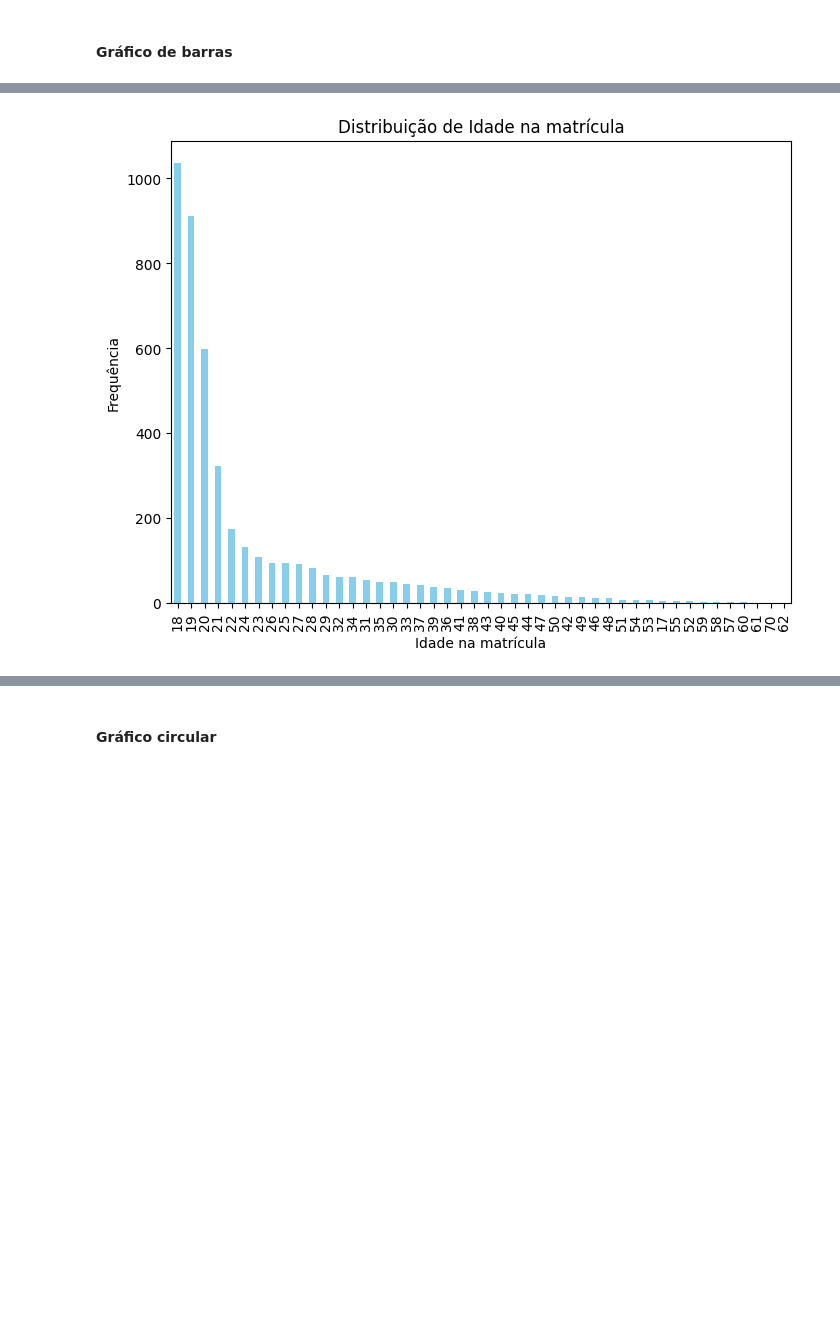
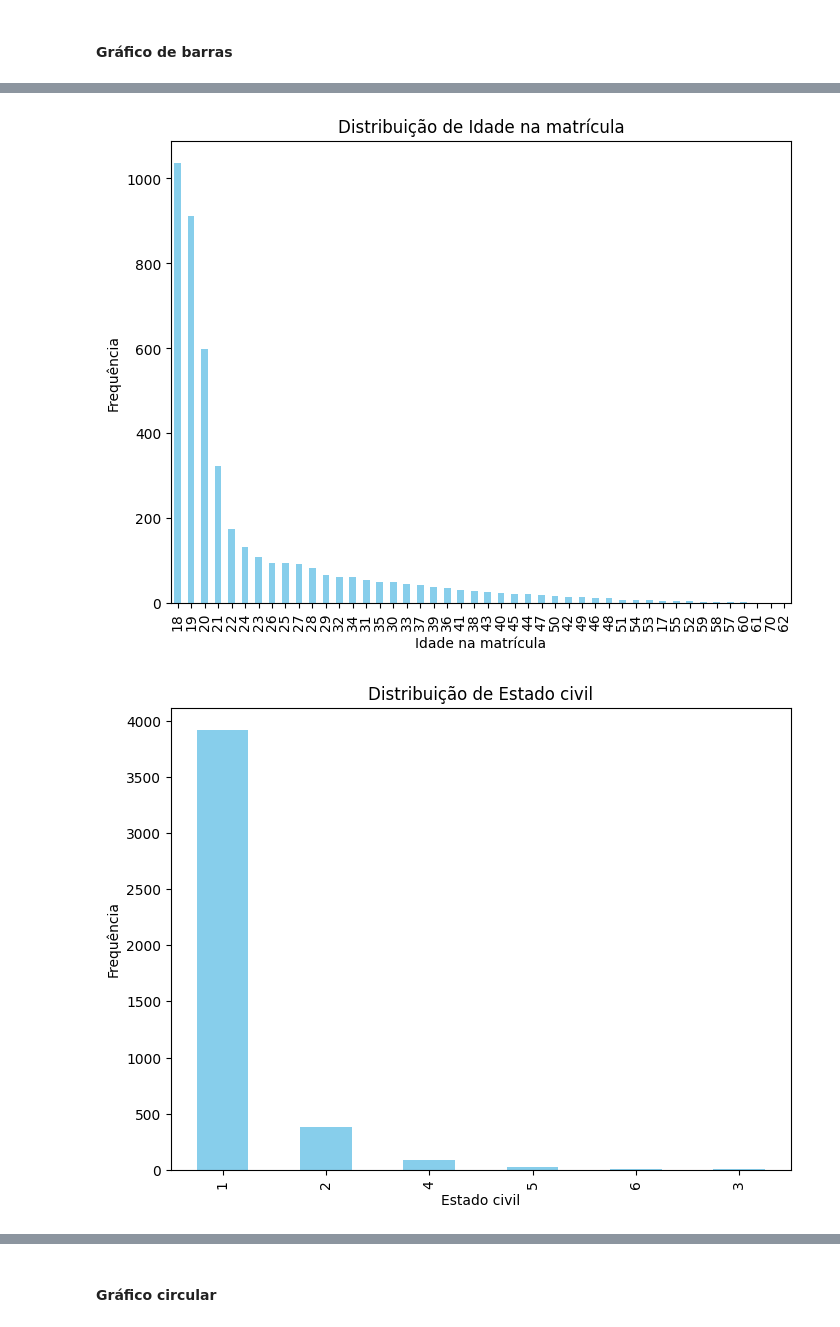
Before and after one commit to LeoRissetto/Trabalho-Estatistica, a Jupyter notebook: trabalho.ipynb, the cells around one changed output, grey strips where cells are left out. Drawn from its saved outputs; the diff is of its cells as text; code cells hidden in the pictures; blank space fills up the shorter version.

```diff
--- a/trabalho.ipynb
+++ b/trabalho.ipynb
@@ -102,7 +112,7 @@ import matplotlib.pyplot as plt
 dados = pd.read_csv('dados.csv')
 
 # Escolhe a variável para calcular as medidas
-variaveis = ['Curso','Mensalidade em dia','Gênero','Idade na matrícula','Nota de admissão','Taxa de desemprego']
+variaveis = ['Curso','Mensalidade em dia','Gênero','Idade na matrícula','Nota de admissão','Taxa de desemprego', 'Qualificação anterior (nota)', 'Estado civil']
 
 # Calcular as medidas para cada variável
 for variavel in variaveis:
@@ -242,15 +252,16 @@ Tabela de Frequência para a Variável 'Idade na matrícula':
 #### Gráfico de barras
 # %%
 # Gráfico de barras para variáveis categóricas
-for variavel in ['Curso', 'Mensalidade em dia', 'Gênero', 'Idade na matrícula']:
+for variavel in ['Curso', 'Mensalidade em dia', 'Gênero', 'Idade na matrícula', 'Estado civil']:
     plt.figure(figsize=(8, 6))
     dados[variavel].value_counts().plot(kind='bar', color='skyblue')
     plt.title(f'Distribuição de {variavel}')
     plt.xlabel(variavel)
     plt.ylabel('Frequência')
     plt.show()
 # %% [output]
 [figure]
 [figure]
 [figure]
 [figure]
+[figure, added]
```
Also changed, not shown: parts of 29 cells of this notebook, 2 other files.
